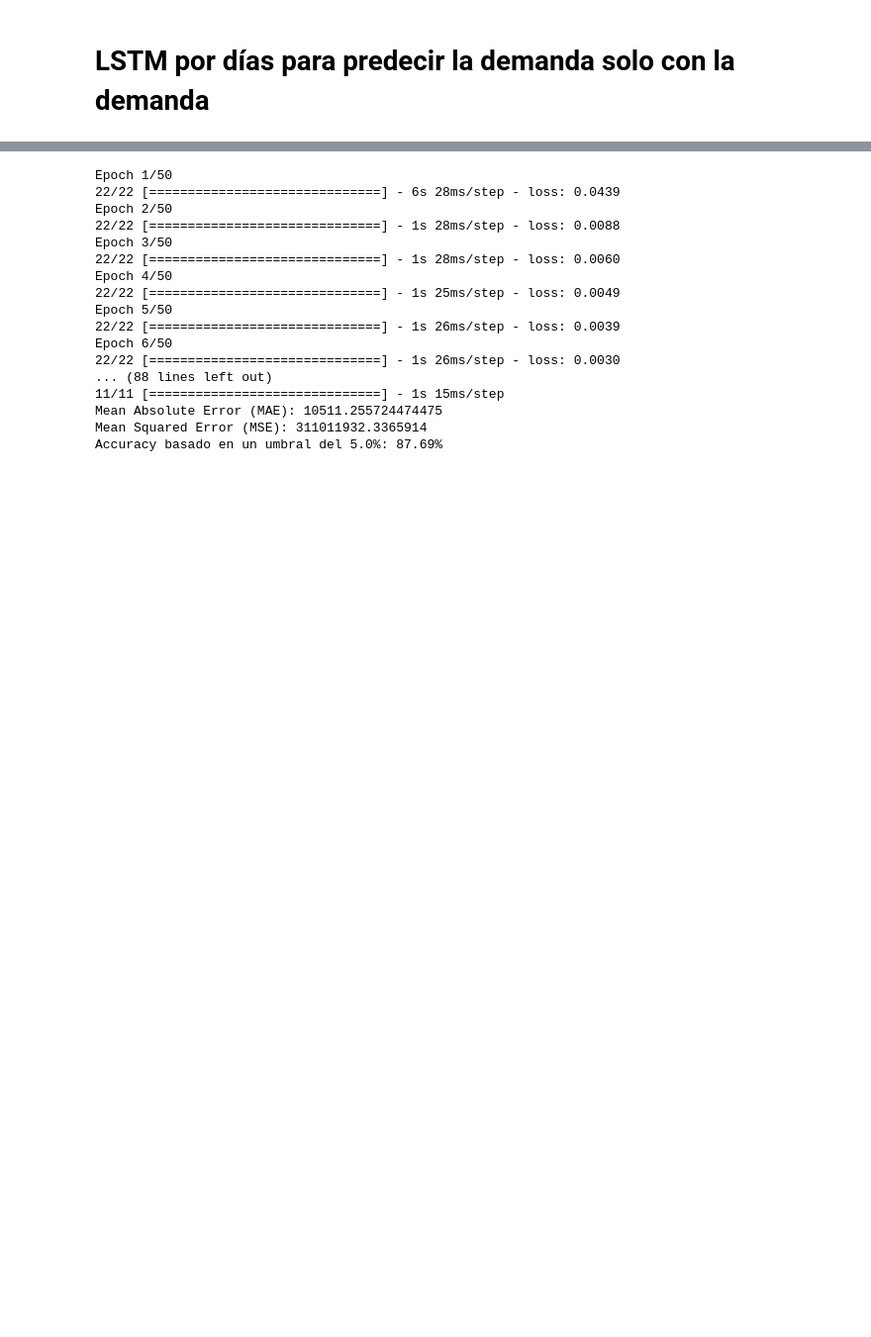
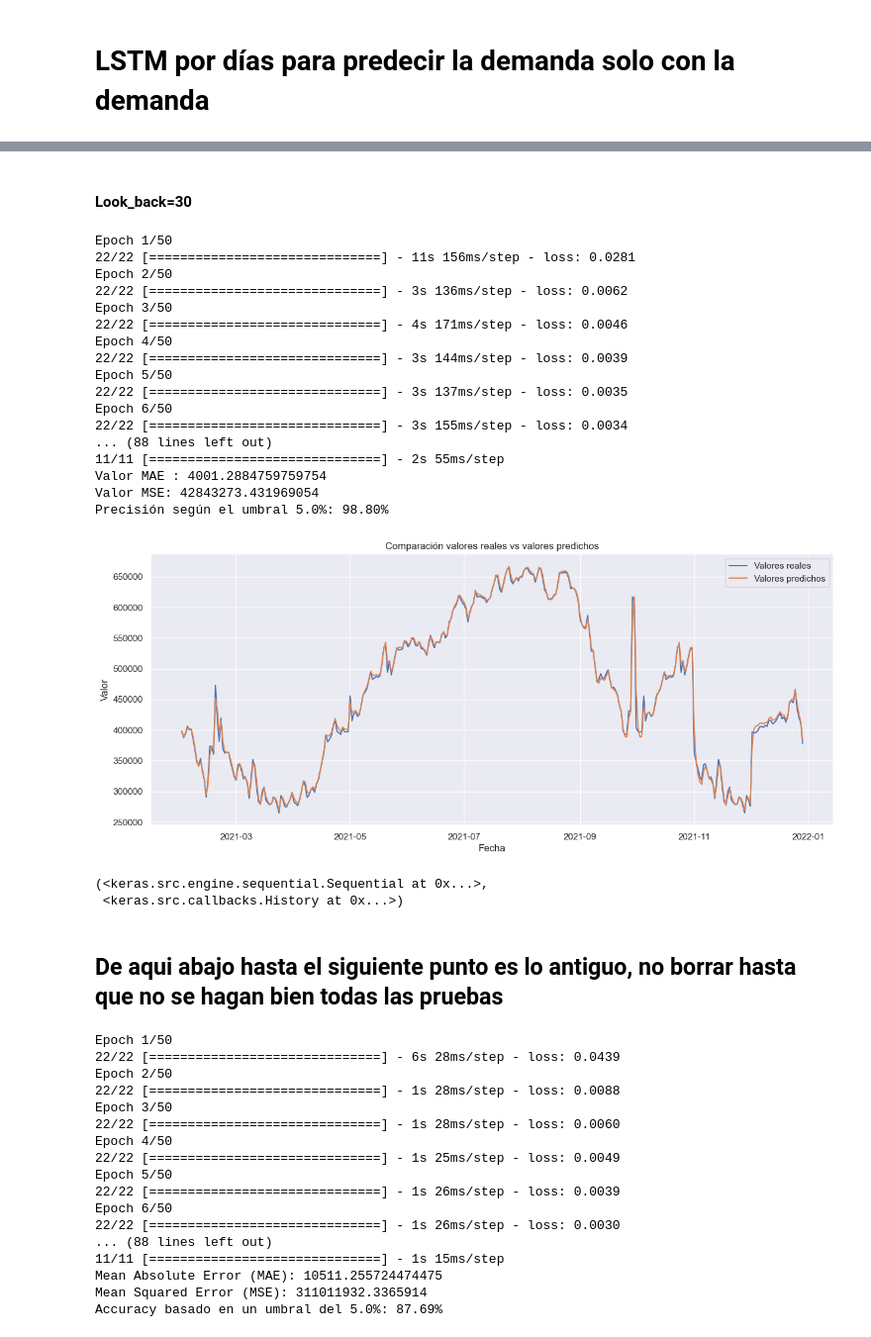
Before and after one commit to Josdelser/Prosumer-TFM, a Jupyter notebook: MLE-ProsumerFinal.ipynb, the cells around one changed output, grey strips where cells are left out. Shown at 99% size. Cells and saved outputs as stored; diff of their text form; code cells hidden in the pictures; blank space fills up the shorter version.

```diff
--- a/MLE-ProsumerFinal.ipynb
+++ b/MLE-ProsumerFinal.ipynb
@@ -1580,3 +1718,30 @@ parametrizaciones(dataset, 7, config2)
+# %% [markdown]
+#### Look_back=30
+# %%
+LSTMDemandaDiasSoloDemanda(datasetDemandaDias, 30, config2)
+# %% [output]
+Epoch 1/50
+22/22 [==============================] - 11s 156ms/step - loss: 0.0281
+Epoch 2/50
+22/22 [==============================] - 3s 136ms/step - loss: 0.0062
+Epoch 3/50
+22/22 [==============================] - 4s 171ms/step - loss: 0.0046
+Epoch 4/50
+22/22 [==============================] - 3s 144ms/step - loss: 0.0039
+Epoch 5/50
+22/22 [==============================] - 3s 137ms/step - loss: 0.0035
+Epoch 6/50
+22/22 [==============================] - 3s 155ms/step - loss: 0.0034
+... (88 lines left out)
+11/11 [==============================] - 2s 55ms/step
+Valor MAE : 4001.2884759759754
+Valor MSE: 42843273.431969054
+Precisión según el umbral 5.0%: 98.80%
+[figure, added]
+(<keras.src.engine.sequential.Sequential at 0x...>,
+ <keras.src.callbacks.History at 0x...>)
+# %% [markdown]
+## De aqui abajo hasta el siguiente punto es lo antiguo, no borrar hasta que no se hagan bien todas las pruebas
 # %%
 dataRNNdiasDemanda = pd.read_csv("datosFinales.csv")
 date_index = pd.date_range(start="01-01-2019", periods=len(dataRNNdiasDemanda), freq='D')
```
Also changed, not shown: parts of 8 cells of this notebook.
